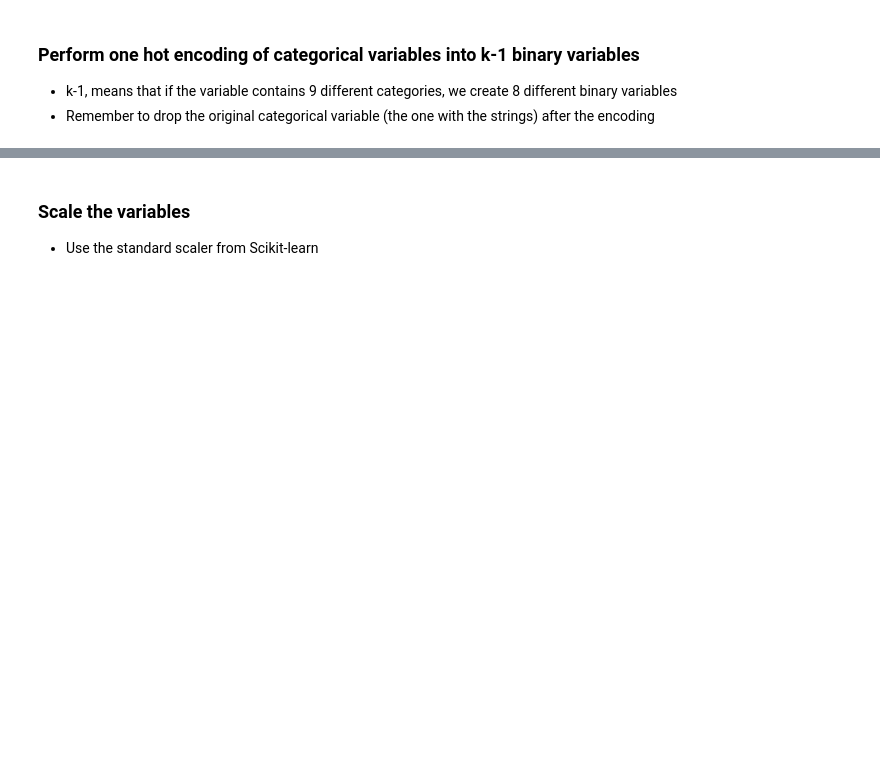
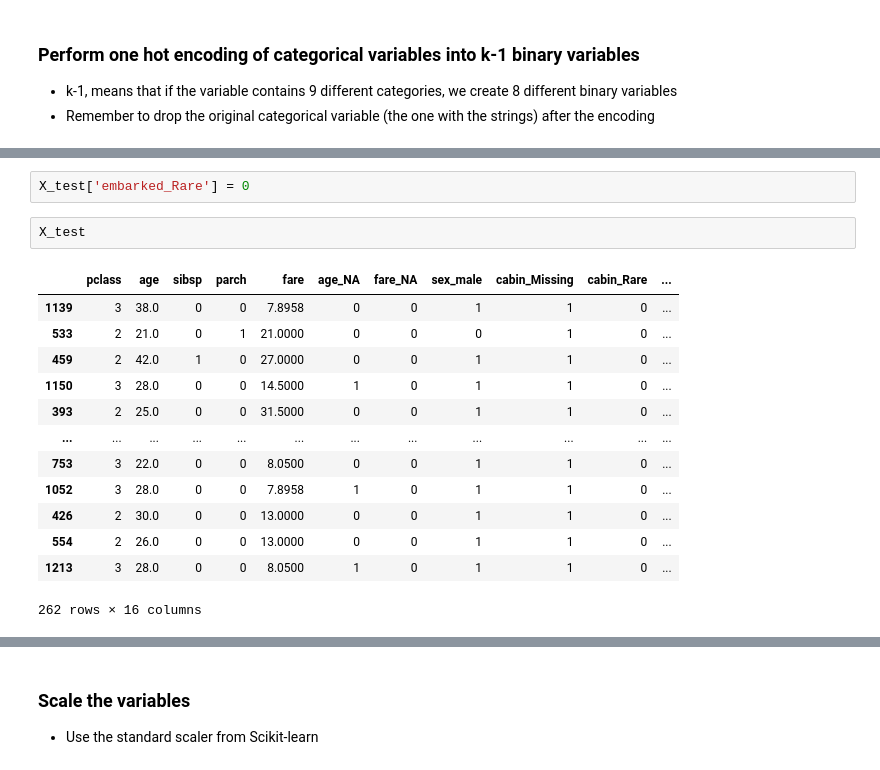
Before and after one commit to droesler/udemy_ml_deployment_course, a Jupyter notebook: section-04-research-and-development/section04_code_alongs/my_code_predicting_survival_titanic_assignment.ipynb, the cells around one changed output, grey strips where cells are left out. Cells and saved outputs as stored; diff of their text form; blank space fills up the shorter version.

```diff
--- a/section-04-research-and-development/section04_code_alongs/my_code_predicting_survival_titanic_assignment.ipynb
+++ b/section-04-research-and-development/section04_code_alongs/my_code_predicting_survival_titanic_assignment.ipynb
@@ -523,0 +434,18 @@ Name: cabin, dtype: float64
+# %%
+X_test['embarked_Rare'] = 0
+# %%
+X_test
+# %% [output]
+|  | pclass | age | sibsp | parch | fare | age_NA | fare_NA | sex_male | cabin_Missing | cabin_Rare | ... |
+| 1139 | 3 | 38.0 | 0 | 0 | 7.8958 | 0 | 0 | 1 | 1 | 0 | ... |
+| 533 | 2 | 21.0 | 0 | 1 | 21.0000 | 0 | 0 | 0 | 1 | 0 | ... |
+| 459 | 2 | 42.0 | 1 | 0 | 27.0000 | 0 | 0 | 1 | 1 | 0 | ... |
+| 1150 | 3 | 28.0 | 0 | 0 | 14.5000 | 1 | 0 | 1 | 1 | 0 | ... |
+| 393 | 2 | 25.0 | 0 | 0 | 31.5000 | 0 | 0 | 1 | 1 | 0 | ... |
+| ... | ... | ... | ... | ... | ... | ... | ... | ... | ... | ... | ... |
+| 753 | 3 | 22.0 | 0 | 0 | 8.0500 | 0 | 0 | 1 | 1 | 0 | ... |
+| 1052 | 3 | 28.0 | 0 | 0 | 7.8958 | 1 | 0 | 1 | 1 | 0 | ... |
+| 426 | 2 | 30.0 | 0 | 0 | 13.0000 | 0 | 0 | 1 | 1 | 0 | ... |
+| 554 | 2 | 26.0 | 0 | 0 | 13.0000 | 0 | 0 | 1 | 1 | 0 | ... |
+| 1213 | 3 | 28.0 | 0 | 0 | 8.0500 | 1 | 0 | 1 | 1 | 0 | ... |
+262 rows × 16 columns
```
Also changed, not shown: parts of 19 cells of this notebook.
